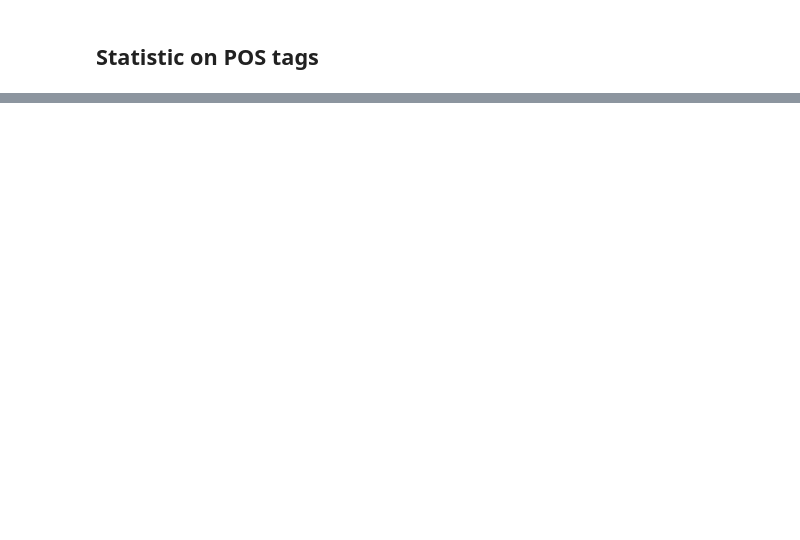
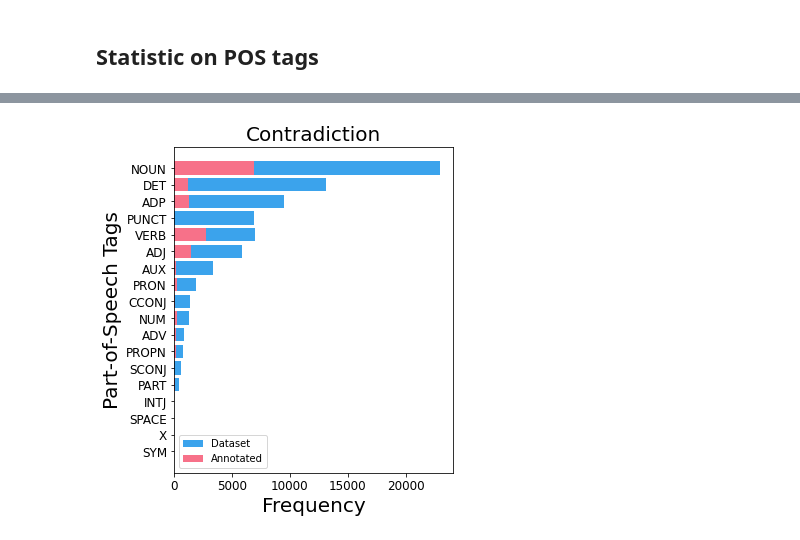
Before and after one commit to Kihansi95/ExplanationPairSentencesTasks, a Jupyter notebook: notebooks/2022-09-03 Esnli.ipynb, the cells around one changed output, grey strips where cells are left out. Saved outputs shown, nothing was run; the diff lists cells and outputs as text; code cells hidden in the pictures; blank space fills up the shorter version.

```diff
--- a/notebooks/2022-09-03 Esnli.ipynb
+++ b/notebooks/2022-09-03 Esnli.ipynb
@@ -157,0 +250,23 @@ Length: 9824, dtype: object
+# %%
+# Sort value for display
+
+# Follow entailemnt
+cnt_con['dataset'] = {k: cnt_con['dataset'][k] for k in cnt_ent['dataset'].keys()}
+
+plt.figure(figsize=(5,6))
+
+plt.barh(list(cnt_con['dataset'].keys()), list(cnt_con['dataset'].values()), color = palette[2], label='Dataset')
+plt.barh(list(cnt_con['annotation'].keys()), list(cnt_con['annotation'].values()), color = palette[0], label='Annotated')
+
+plt.tick_params(axis='x', labelsize=12)
+plt.tick_params(axis='y', labelsize=12)
+
+
+plt.title('Contradiction', fontsize=20)
+plt.xlabel('Frequency', fontsize=20)
+plt.ylabel('Part-of-Speech Tags', fontsize=20)
+plt.legend()
+plt.savefig(path.join(tmp_path, 'stats_pos_esnli_contra.png'), bbox_inches="tight", dpi=300)
+plt.show()
+# %% [output]
+[figure, added]
```
Also changed, not shown: parts of 32 cells of this notebook, 27 other files.
